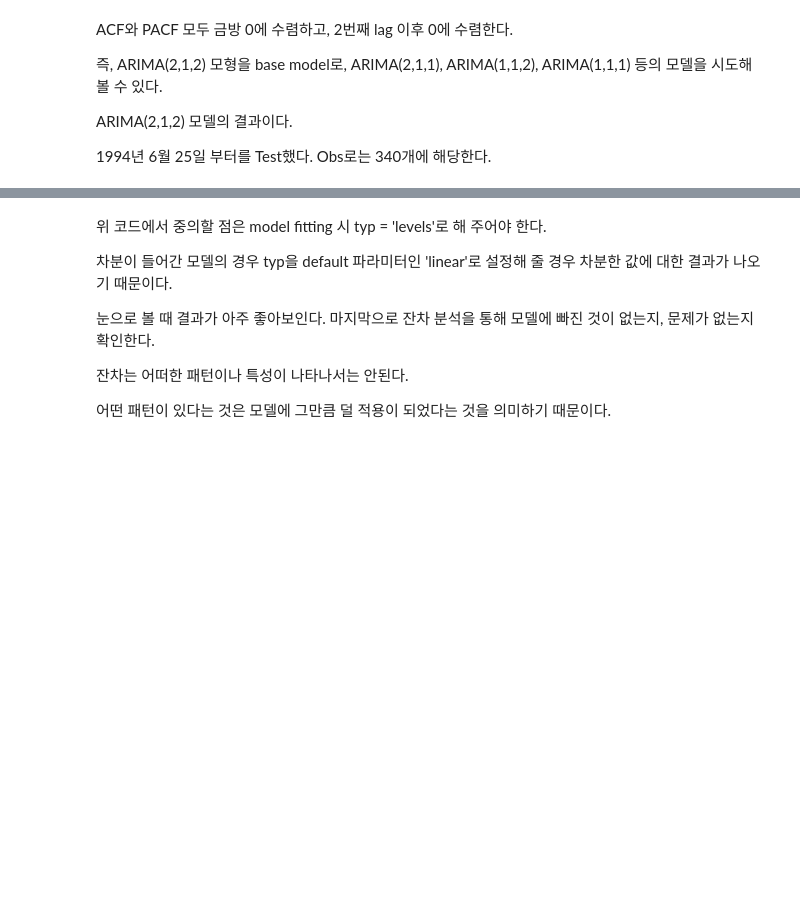
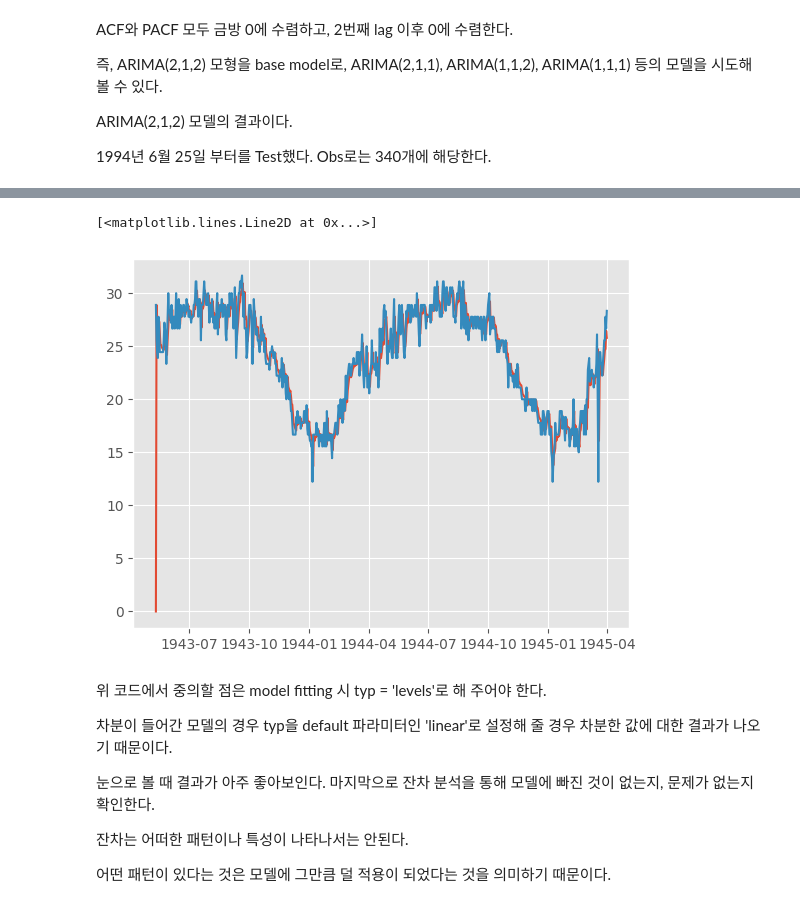
Before and after one commit to GUNWOOOH/ADP_-, a Jupyter notebook: 실습/ADP실습_3주차_시계열분석.ipynb, the cells around one changed output, grey strips where cells are left out. Cells and saved outputs as stored; diff of their text form; code cells hidden in the pictures; blank space fills up the shorter version.

```diff
--- a/실습/ADP실습_3주차_시계열분석.ipynb
+++ b/실습/ADP실습_3주차_시계열분석.ipynb
@@ -348,0 +408,12 @@ plt.show()
+# %%
+from statsmodels.tsa.arima.model import ARIMA
+from pandas import datetime
+
+training = data[:"1945-04-01"]
+test = data.drop(training.index)
+# fit model
+model = ARIMA(training, order=(2,1,2))
+model_fit = model.fit()
+
+res = model.fit()
+res.summary()
@@ -349,3 +441,9 @@ plt.show()
+# %%
+plt.plot(res.predict())
+plt.plot(training)
+# %% [output]
+[<matplotlib.lines.Line2D at 0x...>]
+[figure, added]
 # %% [markdown]
 위 코드에서 중의할 점은 model fitting 시 typ = 'levels'로 해 주어야 한다.
 
```
Also changed, not shown: parts of 32 cells of this notebook.
